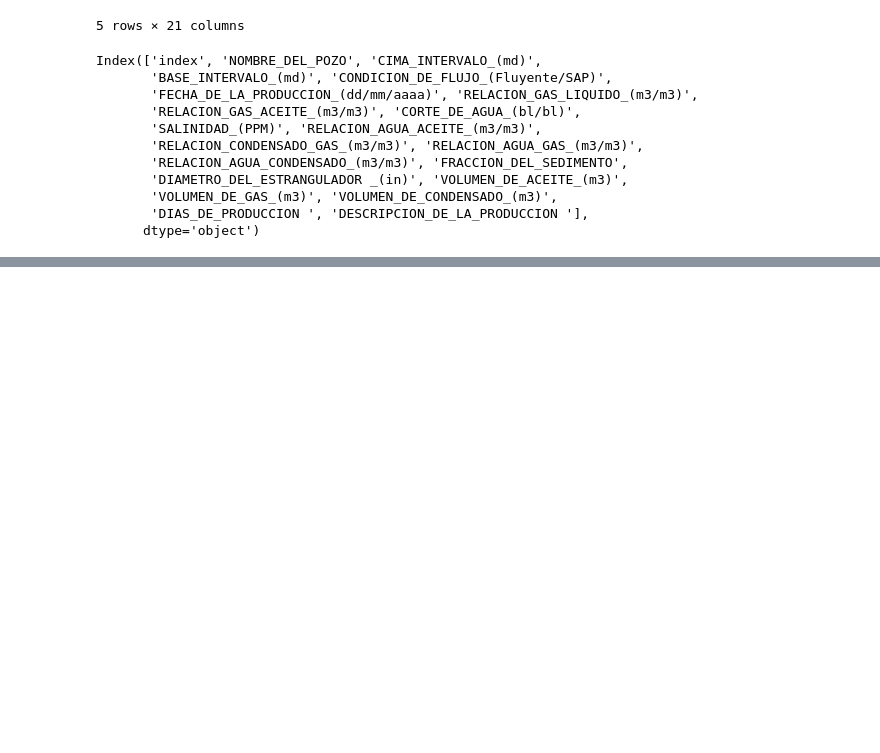
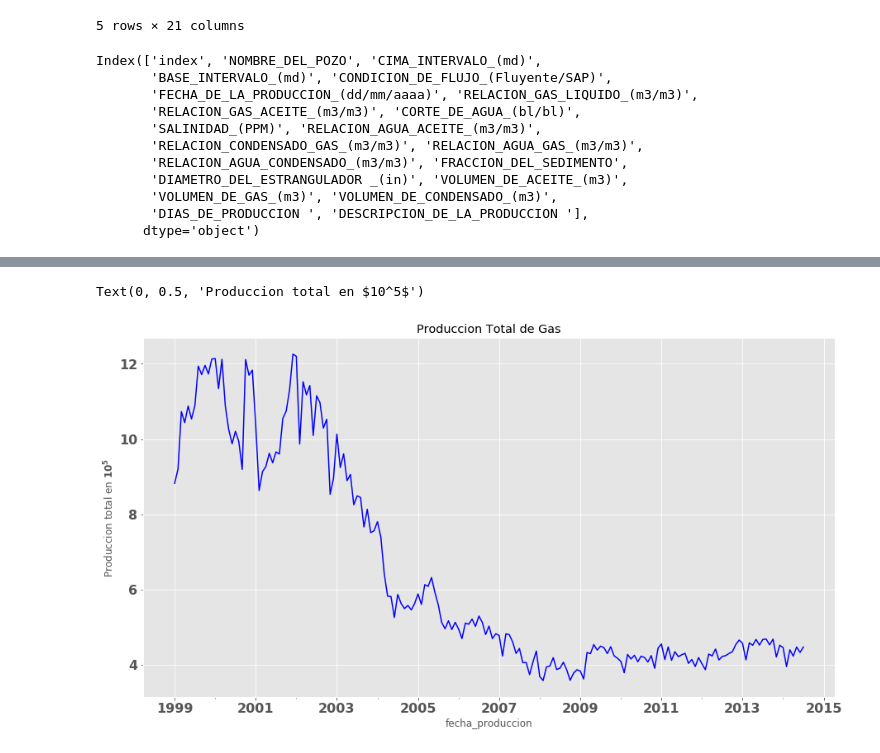
Before and after one commit to serch86/oil_moloacan_prediction, a Jupyter notebook: moloacan_1.ipynb, the cells around one changed output, grey strips where cells are left out. Saved outputs shown, nothing was run; the diff lists cells and outputs as text; code cells hidden in the pictures; blank space fills up the shorter version.

```diff
--- a/moloacan_1.ipynb
+++ b/moloacan_1.ipynb
@@ -64,0 +124,7 @@ Index(['index', 'NOMBRE_DEL_POZO', 'CIMA_INTERVALO_(md)',
+# %%
+prod_total_liq = prod_mens.groupby('fecha_produccion')['VOLUMEN_DE_GAS_(m3)'].sum() / 1e5
+prod_total_liq.plot(figsize=(15,8), title='Produccion Total de Gas', color='b')
+plt.ylabel('Produccion total en $10^5$')
+# %% [output]
+Text(0, 0.5, 'Produccion total en $10^5$')
+[figure, added]
```
Also changed, not shown: parts of 37 cells of this notebook, 1 other file.
